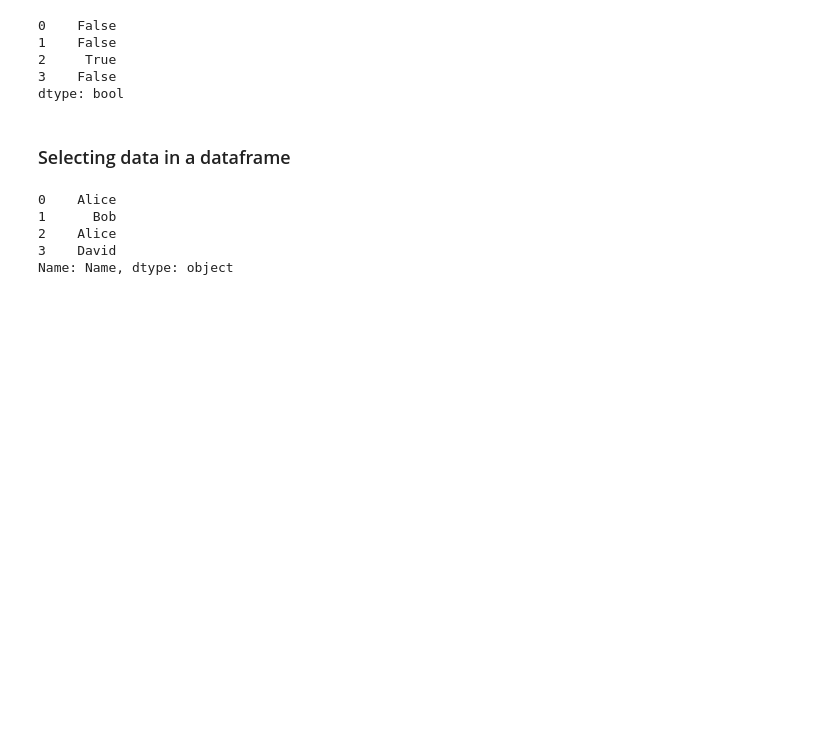
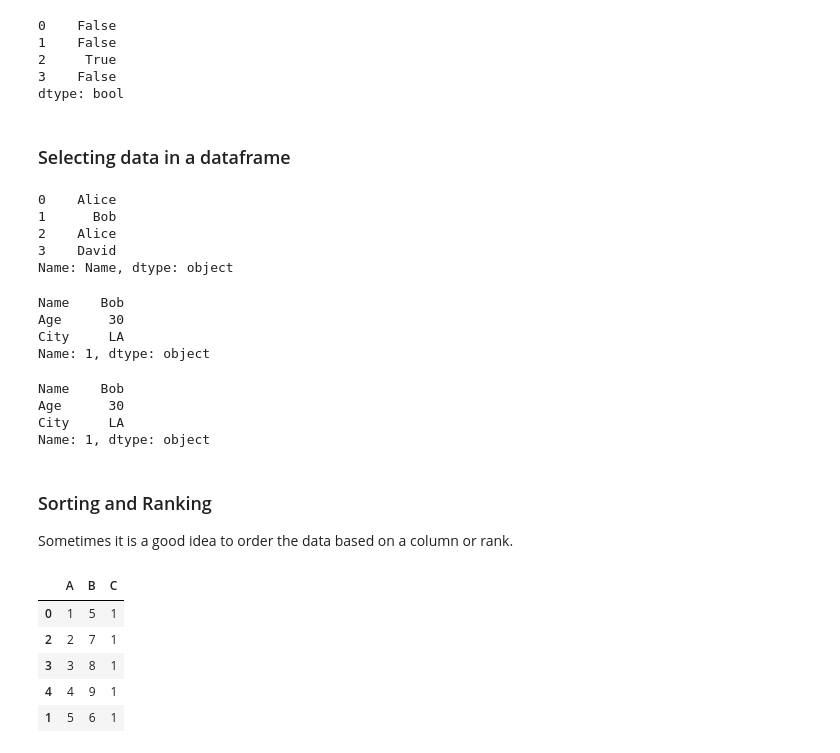
Before and after one commit to JMorganSparta/Numpy, a Jupyter notebook: Pandas.ipynb, the cells around one changed output. Saved outputs shown, nothing was run; the diff lists cells and outputs as text; code cells hidden in the pictures; blank space fills up the shorter version.

```diff
--- a/Pandas.ipynb
+++ b/Pandas.ipynb
@@ -430,4 +443,36 @@ df['Name']
 3    David
 Name: Name, dtype: object
 # %%
-# look for a
+# look for a specific row with index 1:
+df.loc[1]
+# %% [output]
+Name    Bob
+Age      30
+City     LA
+Name: 1, dtype: object
+# %%
+# look for specific row with location 1:
+df.iloc[1]
+# %% [output]
+Name    Bob
+Age      30
+City     LA
+Name: 1, dtype: object
+# %% [markdown]
+### Sorting and Ranking
+Sometimes it is a good idea to order the data based on a column or rank.
+# %%
+# sorting based on a column
+df = pd.DataFrame({
+   'A': [1, 5, 2, 3, 4],
+   'B': [5, 6, 7, 8, 9],
+   'C': [1, 1, 1, 1, 1]
+})
+df.sort_values("A")
+# %% [output]
+|  | A | B | C |
+| 0 | 1 | 5 | 1 |
+| 2 | 2 | 7 | 1 |
+| 3 | 3 | 8 | 1 |
+| 4 | 4 | 9 | 1 |
+| 1 | 5 | 6 | 1 |
```
Also changed, not shown: parts of 9 cells of this notebook.
